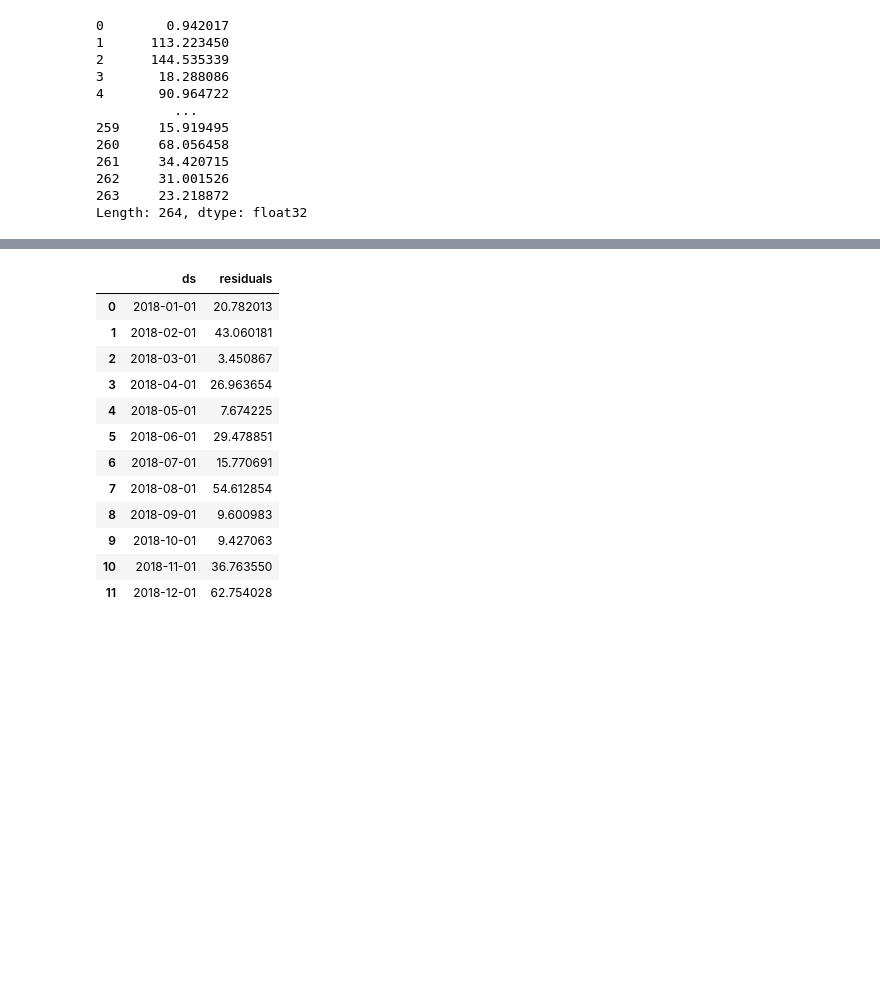
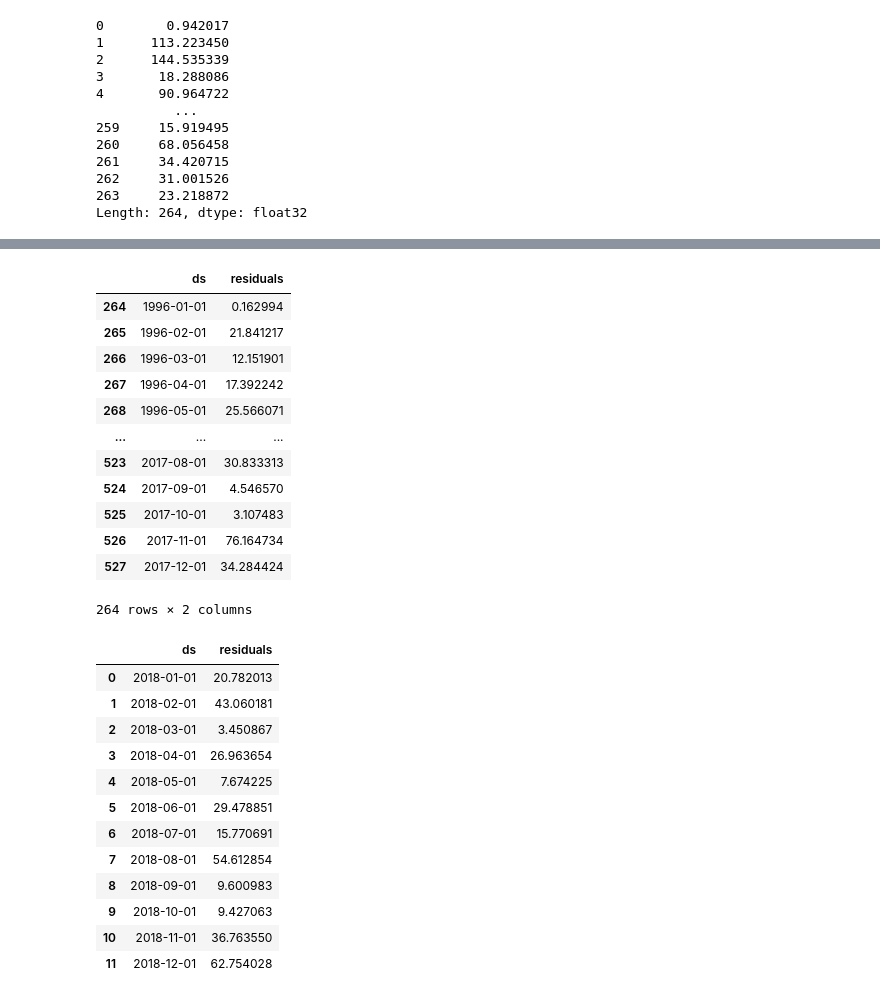
Before and after one commit to MateusVasc/IC-Cancer-Time-Series, a Jupyter notebook: Construindo o modelo hibrido/hibrido_test.ipynb, the cells around one changed output, grey strips where cells are left out. Cells and saved outputs as stored; diff of their text form; code cells hidden in the pictures; blank space fills up the shorter version.

```diff
--- a/Construindo o modelo hibrido/hibrido_test.ipynb
+++ b/Construindo o modelo hibrido/hibrido_test.ipynb
@@ -270,3 +286,19 @@ df_test_ajustado_norte = pd.DataFrame({
+# %%
+df_train_ajustado_norte
+# %% [output]
+|  | ds | residuals |
+| 264 | 1996-01-01 | 0.162994 |
+| 265 | 1996-02-01 | 21.841217 |
+| 266 | 1996-03-01 | 12.151901 |
+| 267 | 1996-04-01 | 17.392242 |
+| 268 | 1996-05-01 | 25.566071 |
+| ... | ... | ... |
+| 523 | 2017-08-01 | 30.833313 |
+| 524 | 2017-09-01 | 4.546570 |
+| 525 | 2017-10-01 | 3.107483 |
+| 526 | 2017-11-01 | 76.164734 |
+| 527 | 2017-12-01 | 34.284424 |
+264 rows × 2 columns
 # %%
 df_test_ajustado_nordeste
 # %% [output]
```
Also changed, not shown: parts of 14 cells of this notebook.
